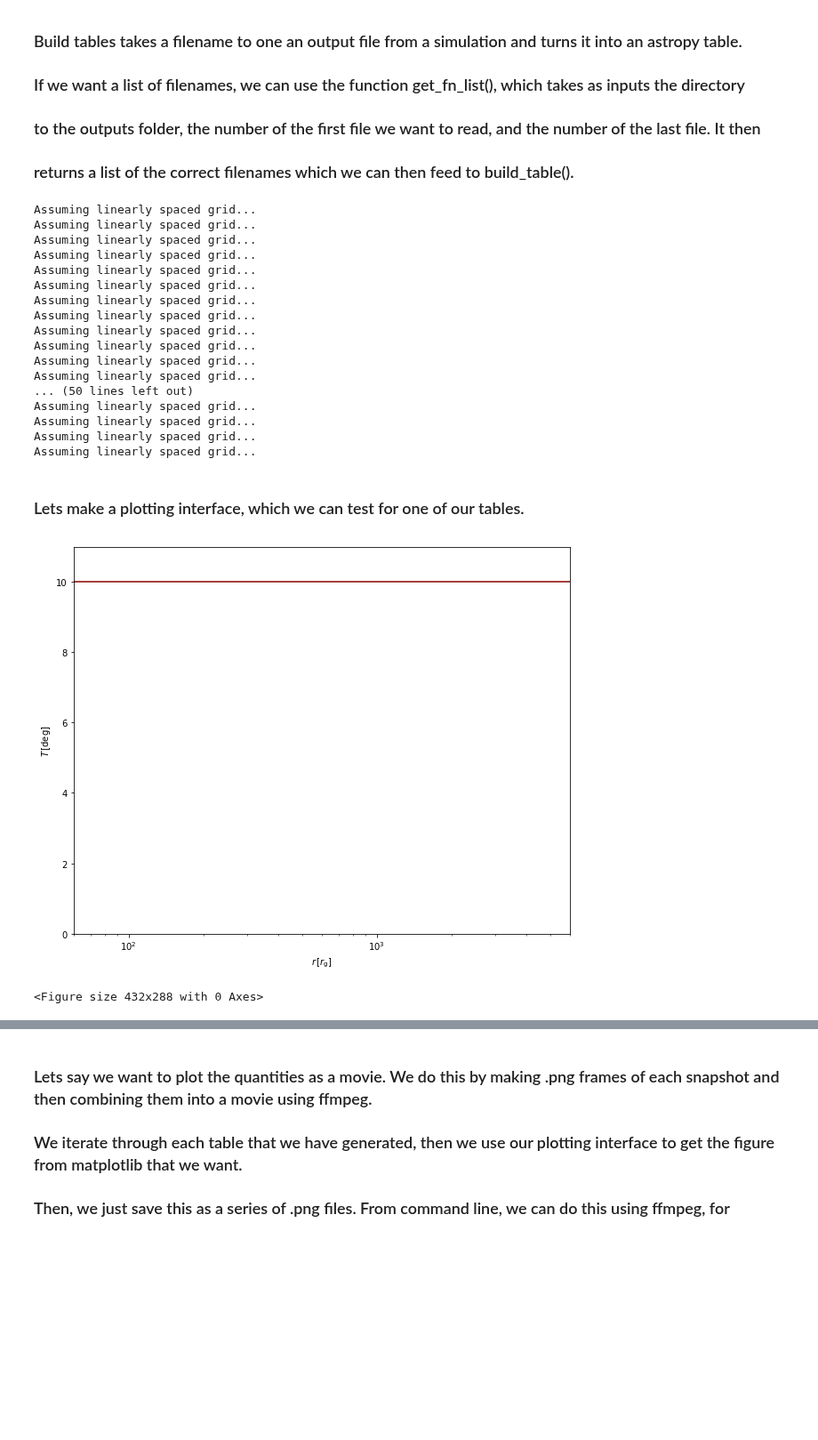
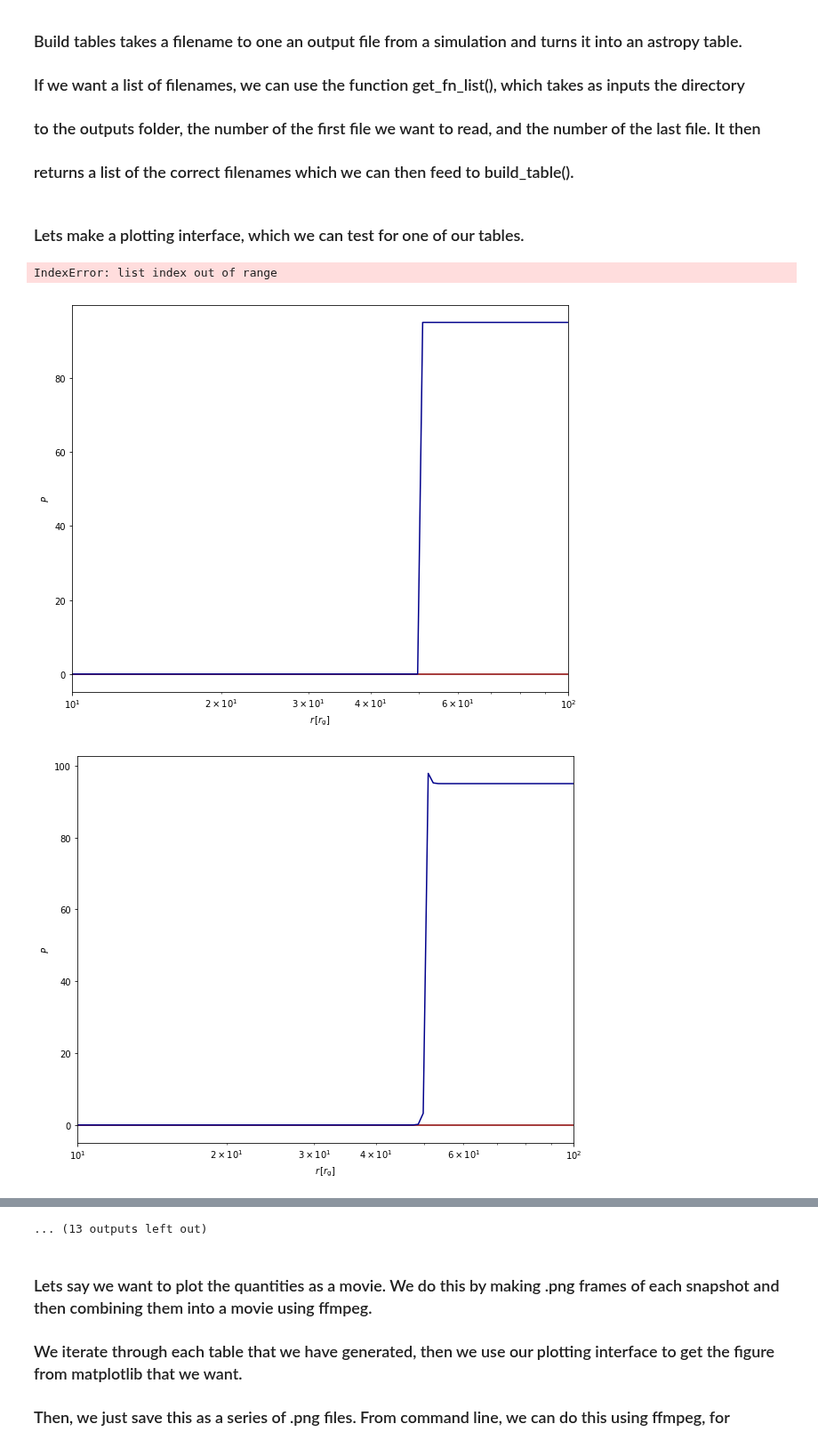
Before and after one commit to nomahen/twisted_disk_1d, a Jupyter notebook: notebooks/plot_outputs.ipynb, the cells around one changed output, grey strips where cells are left out. Shown at 89% size. Cells and saved outputs as stored; diff of their text form; code cells hidden in the pictures; blank space fills up the shorter version.

```diff
--- a/notebooks/plot_outputs.ipynb
+++ b/notebooks/plot_outputs.ipynb
@@ -12,47 +12,52 @@ from read_data import *
 ### returns a list of the correct filenames which we can then feed to build_table().
 # %%
 ### Get list of files we want to build tables from
-fns = get_fn_list("../outputs/",0,65)
+fns_ref = get_fn_list("../outputs/evolve_ref_",0,33)
+fns_ctr = get_fn_list("../outputs/evolve_ctr_",0,33)
 
 ### Build a list of tables for each file
-tables = []
-for fn in fns:
-    tables.append(build_table(fn))
+tables_ref = []
+tables_ctr = []
+for i in range(len(fns_ctr)):
+    tables_ref.append(build_table(fns_ref[i]))
+    tables_ctr.append(build_table(fns_ctr[i]))
-# %% [output]
-Assuming linearly spaced grid...
-Assuming linearly spaced grid...
-Assuming linearly spaced grid...
-Assuming linearly spaced grid...
-Assuming linearly spaced grid...
-Assuming linearly spaced grid...
-Assuming linearly spaced grid...
-Assuming linearly spaced grid...
-Assuming linearly spaced grid...
-Assuming linearly spaced grid...
-Assuming linearly spaced grid...
-Assuming linearly spaced grid...
-... (50 lines left out)
-Assuming linearly spaced grid...
-Assuming linearly spaced grid...
-Assuming linearly spaced grid...
-Assuming linearly spaced grid...
 # %% [markdown]
 ### Lets make a plotting interface, which we can test for one of our tables.
 # %%
-def plot_interface(table):
+def plot_interface(table1,table2):
     ## Modify the body of this function for the plot you want
     fig = plt.figure(figsize=(10,8))
-    plt.plot(table["r"],table["tilt"],color="darkred")
+    print "total mass 1: ", np.trapz(2*np.pi*table1["r"]*table1["rho"],table1["r"])
+    print "total mass 2: ", np.trapz(2*np.pi*table2["r"]*table2["rho"],table2["r"])
+    plt.plot(table1["r"],table1["rho"],color="darkred")
+    plt.plot(table2["r"],table2["rho"],color="darkblue")
     plt.xlabel(r"$r\,[r_{\rm g}]$")
-    plt.ylabel(r"$T\,[{\rm deg}]$")
+    plt.ylabel(r"$\Sigma$")
     plt.xlim(table["r"][0],table["r"][-1])
-    plt.ylim(0,11)
+    plt.ylim(0,20)
     plt.xscale('log')
     return fig
 
-fig = plot_interface(tables[0])
+def plot_interface_prec(table1,table2):
+    ## Modify the body of this function for the plot you want
+    fig = plt.figure(figsize=(10,8))
+    plt.plot(table1["r"],table1["prec"],color="darkred")
+    plt.plot(table2["r"],table2["prec"],color="darkblue")
+    plt.xlabel(r"$r\,[r_{\rm g}]$")
+    plt.ylabel(r"$P$")
+    plt.xlim(table["r"][0],table["r"][-1])
+    #plt.ylim(0,20)
+    plt.xscale('log')
+    return fig
+
+#fig = plot_interface_prec(tables_ref[0],tables_ctr[0])
+#plt.show()
+#plt.clf()
+for i in range(30):
+    fig = plot_interface_prec(tables_ref[i],tables_ctr[i])
 plt.show()
-plt.clf()
+#plt.clf()
 # %% [output]
+IndexError: list index out of range
-[figure, old version]
+[figure, new version]
-<Figure size 432x288 with 0 Axes>
+[figure, added]
@@ -59,3 +73,4 @@ plt.clf()
+... (13 outputs left out)
 # %% [markdown]
 ### Lets say we want to plot the quantities as a movie. We do this by making .png frames of each snapshot and then combining them into a movie using ffmpeg.
 ### We iterate through each table that we have generated, then we use our plotting interface to get the figure from matplotlib that we want.
```
Also changed, not shown: parts of 2 cells of this notebook, 6 other files.
